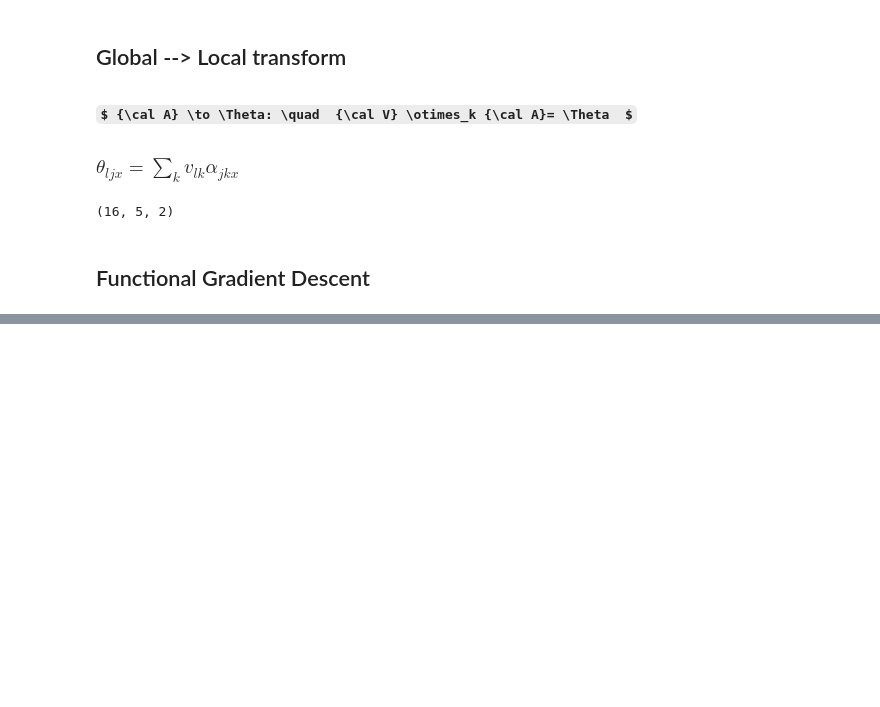
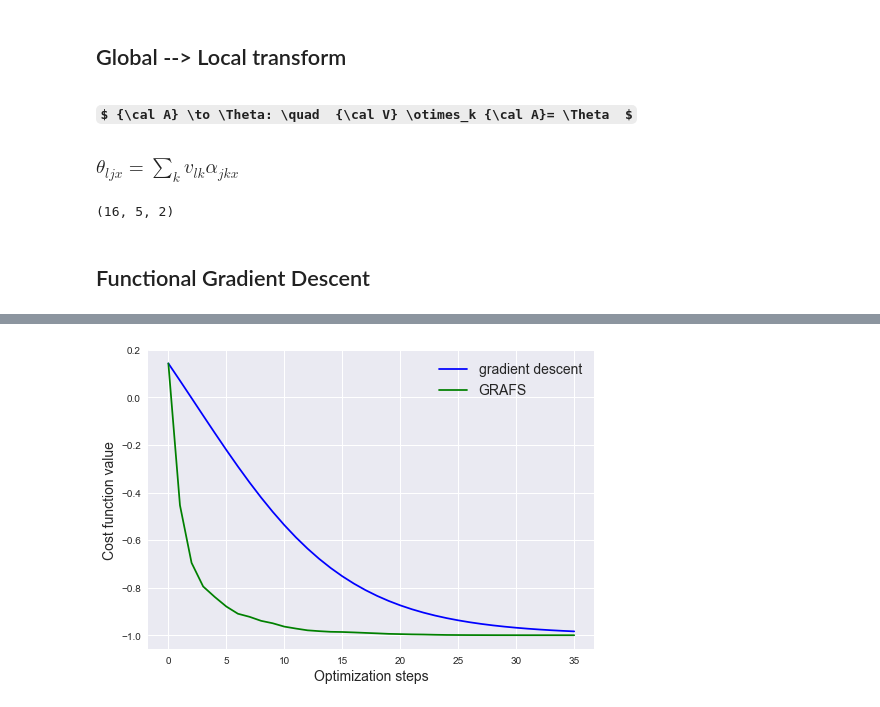
Before and after one commit to zerodynamics/pennylane, a Jupyter notebook: IPYNB/GRAFS_QML.ipynb, the cells around one changed output, grey strips where cells are left out. Drawn from its saved outputs; the diff is of its cells as text; code cells hidden in the pictures; some formulas as TeX source; blank space fills up the shorter version.

```diff
--- a/IPYNB/GRAFS_QML.ipynb
+++ b/IPYNB/GRAFS_QML.ipynb
@@ -179,0 +307,11 @@ plt.legend(fontsize=fs);
+# %%
+fs = 14
+plt.style.use("seaborn")
+plt.plot(gd_cost2, "b", label="gradient descent")
+plt.plot(bfgs_cost, "g", label="GRAFS")
+
+plt.ylabel("Cost function value",fontsize=fs)
+plt.xlabel("Optimization steps", fontsize=fs)
+plt.legend(fontsize=fs);
+# %% [output]
+[figure, added]
```
Also changed, not shown: parts of 15 cells of this notebook.
